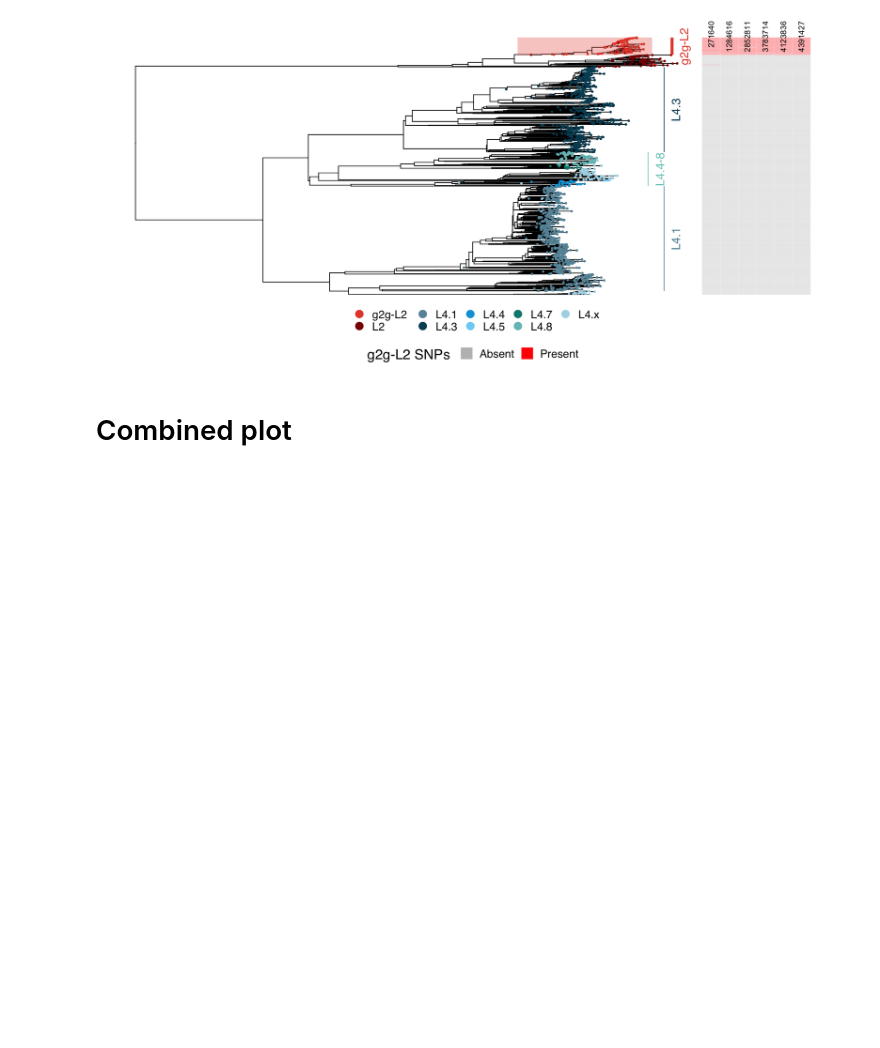
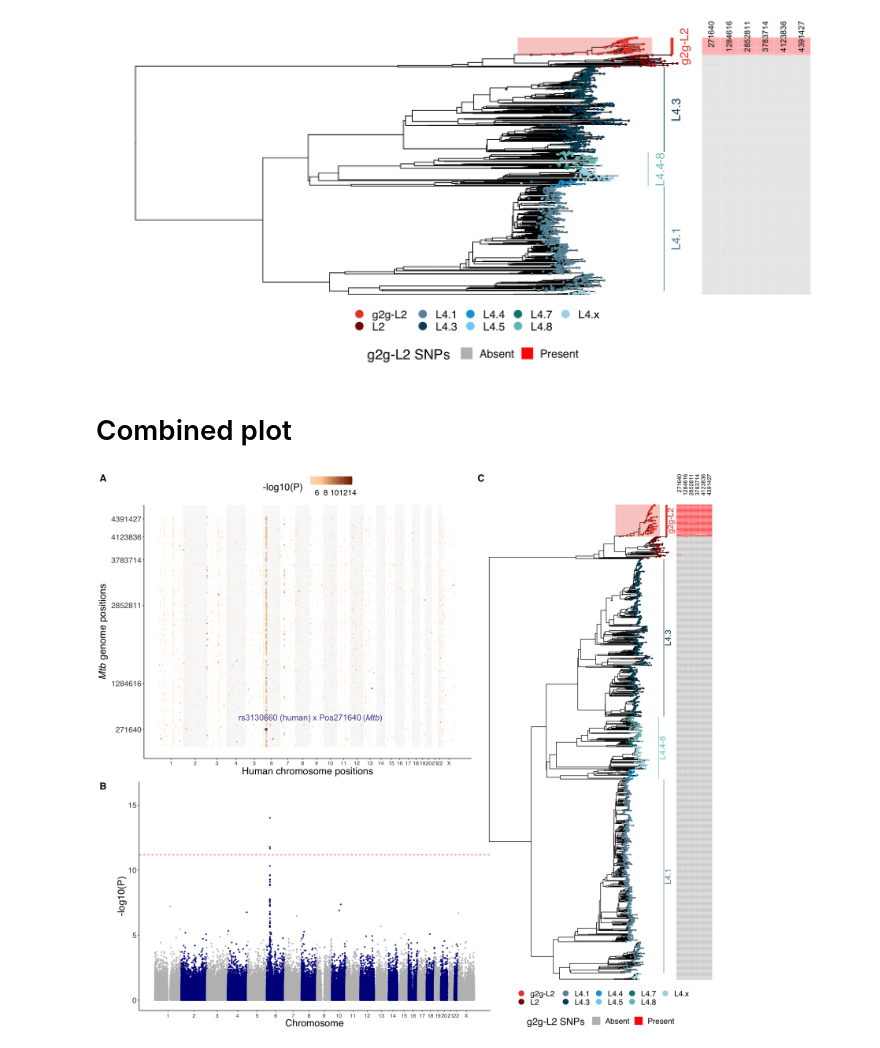
Before and after one commit to yang-luo-lab/TB-g2g, a Jupyter notebook: scripts/TBg2g_Fig2.ipynb, the cells around one changed output. Saved outputs shown, nothing was run; the diff lists cells and outputs as text; code cells hidden in the pictures; blank space fills up the shorter version.

```diff
--- a/scripts/TBg2g_Fig2.ipynb
+++ b/scripts/TBg2g_Fig2.ipynb
@@ -24,7 +24,7 @@ lineage_names <- c('g2g-L2','L2','L4.1','L4.3','L4.4','L4.5','L4.7','L4.8','L4.x
 df <- read.table("../data//g2g-pvals.txt",h=F)
 names(df) <- c("Mtb","CHR","BP","pval")
 
-mhcResults <- read.table("../data/MHCimp.97.assoc.txt",h=T)
+mhcResults <- read.table("../data/MHCimp.97.assoc.txt.gz",h=T)
 
 # annotate basepair position
 mhc <- mhcResults %>%
@@ -290,13 +290,15 @@ will replace the existing scale.
 # %%
 options(repr.plot.width = 18, repr.plot.height = 16)
 
 ggdraw() +
   draw_plot(grid.plt+ theme(legend.position="top"), x = 0, y = .45, width = .6, height = .55) +
   draw_plot(FLOT1manhattan, x = 0.03, y = 0, width = .6, height = .45) +
   draw_plot(treePlt + theme(legend.position = "bottom",legend.box = "vertical"),
             x = 0.6, y = 0, width = .4, height = 1) +
-  draw_plot_label(label = c("A", "B", "C"), size = 16,
+  draw_plot_label(label = c("A", "B", "C"), size = 20,
                   x = c(0, 0, 0.6), y = c(1, .45, 1)) +
  theme(plot.background = element_rect(fill="white", color = NA))
 
 ggsave("../figures/Fig2_g2g_summary.pdf",width=18,height=20)
+# %% [output]
+[figure, added]
```
Also changed, not shown: parts of 4 cells of this notebook, 11 other files.
